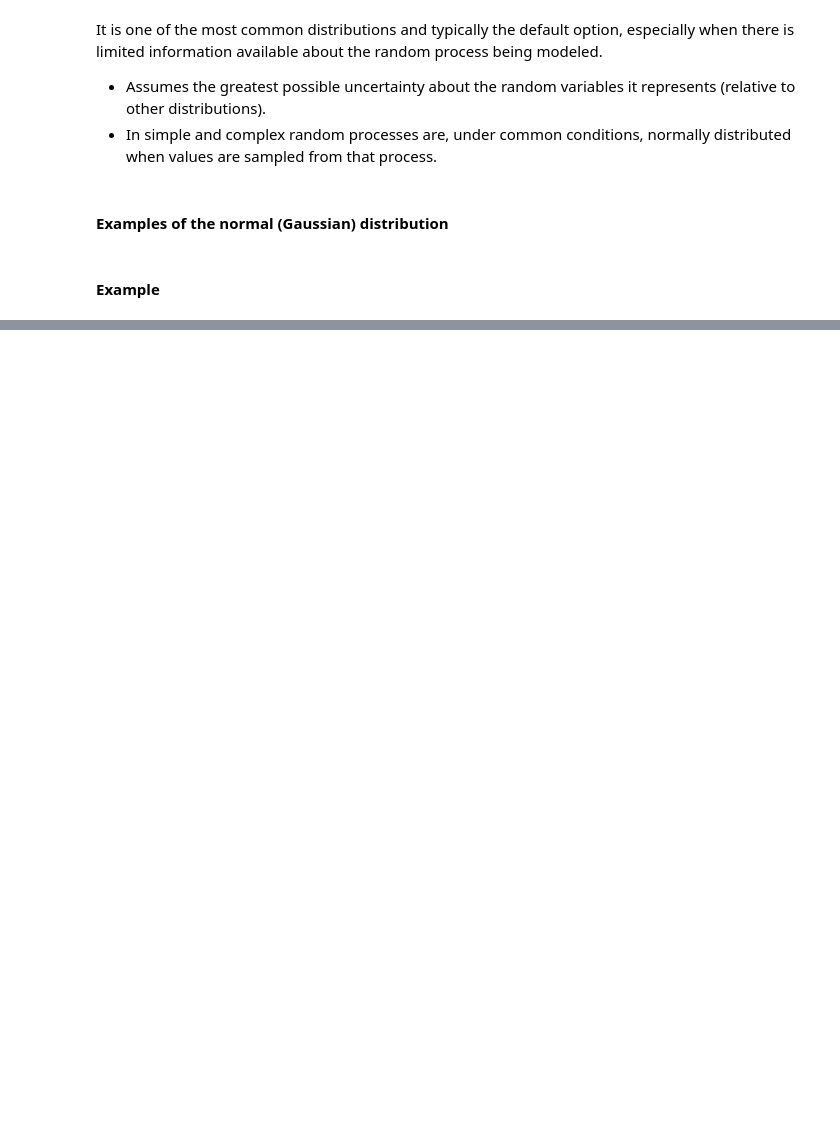
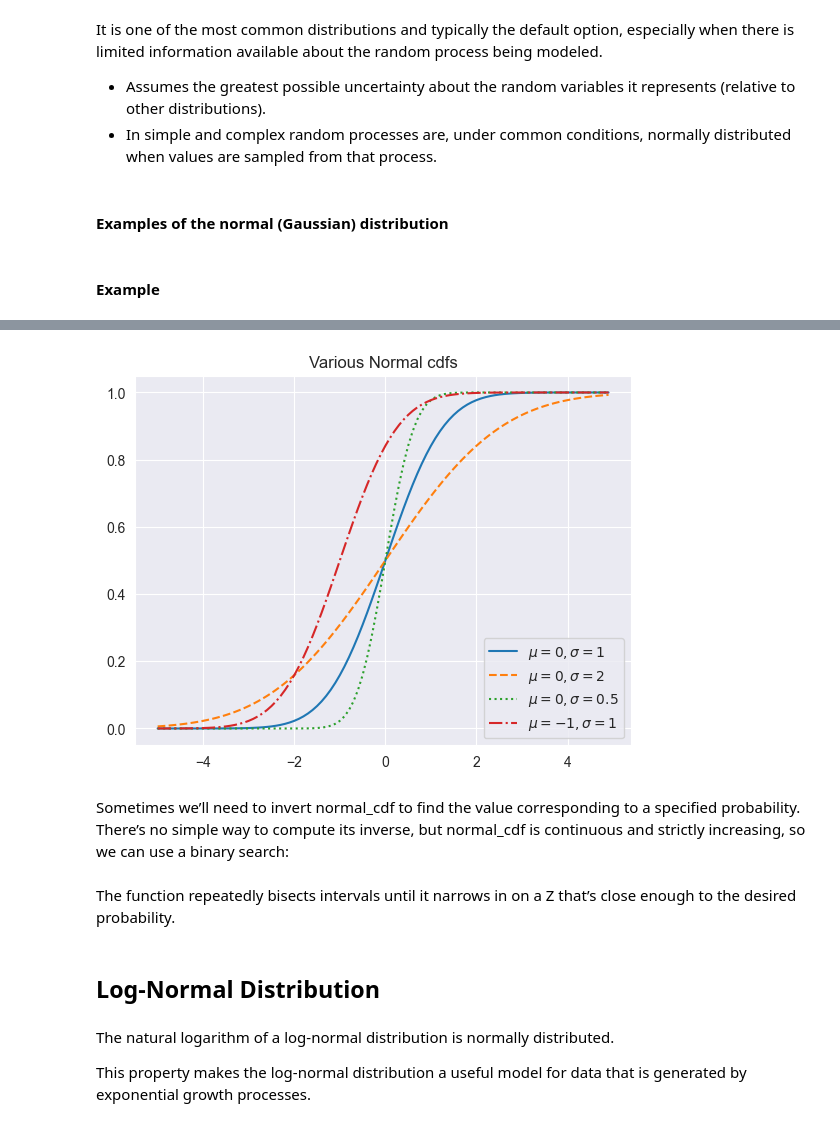
Before and after one commit to valatwork/statistics, a Jupyter notebook: 026-normal-distribution.ipynb, the cells around one changed output, grey strips where cells are left out. Saved outputs shown, nothing was run; the diff lists cells and outputs as text; code cells hidden in the pictures; blank space fills up the shorter version.

```diff
--- a/026-normal-distribution.ipynb
+++ b/026-normal-distribution.ipynb
@@ -107,0 +110,16 @@ plt.show()
+# %%
+def normal_cdf(x: float, mu: float = 0, sigma: float = 1) -> float:
+    return (1 + math.erf((x - mu) / math.sqrt(2) / sigma)) / 2
+# %%
+xs = [x / 10.0 for x in range(-50, 50)]
+plt.plot(xs,[normal_cdf(x,sigma=1) for x in xs],'-',label=r'$\mu=0,\sigma=1$')
+plt.plot(xs,[normal_cdf(x,sigma=2) for x in xs],'--',label=r'$\mu=0,\sigma=2$')
+plt.plot(xs,[normal_cdf(x,sigma=0.5) for x in xs],':',label=r'$\mu=0,\sigma=0.5$')
+plt.plot(xs,[normal_cdf(x,mu=-1) for x in xs],'-.',label=r'$\mu=-1,\sigma=1$')
+plt.legend(loc=4) # bottom right
+plt.title("Various Normal cdfs")
+plt.show()
+# %% [output]
+[figure, added]
+# %% [markdown]
+Sometimes we’ll need to invert normal_cdf to find the value corresponding to a specified probability. There’s no simple way to compute its inverse, but normal_cdf is continuous and strictly increasing, so we can use a binary search:
@@ -107,0 +148,8 @@ plt.show()
+# %% [markdown]
+The function repeatedly bisects intervals until it narrows in on a Z that’s close enough to the desired probability.
+# %% [markdown]
+## Log-Normal Distribution
+# %% [markdown]
+The natural logarithm of a log-normal distribution is normally distributed.
+
+This property makes the log-normal distribution a useful model for data that is generated by exponential growth processes.
```
Also changed, not shown: parts of 13 cells of this notebook, 8 other files.
